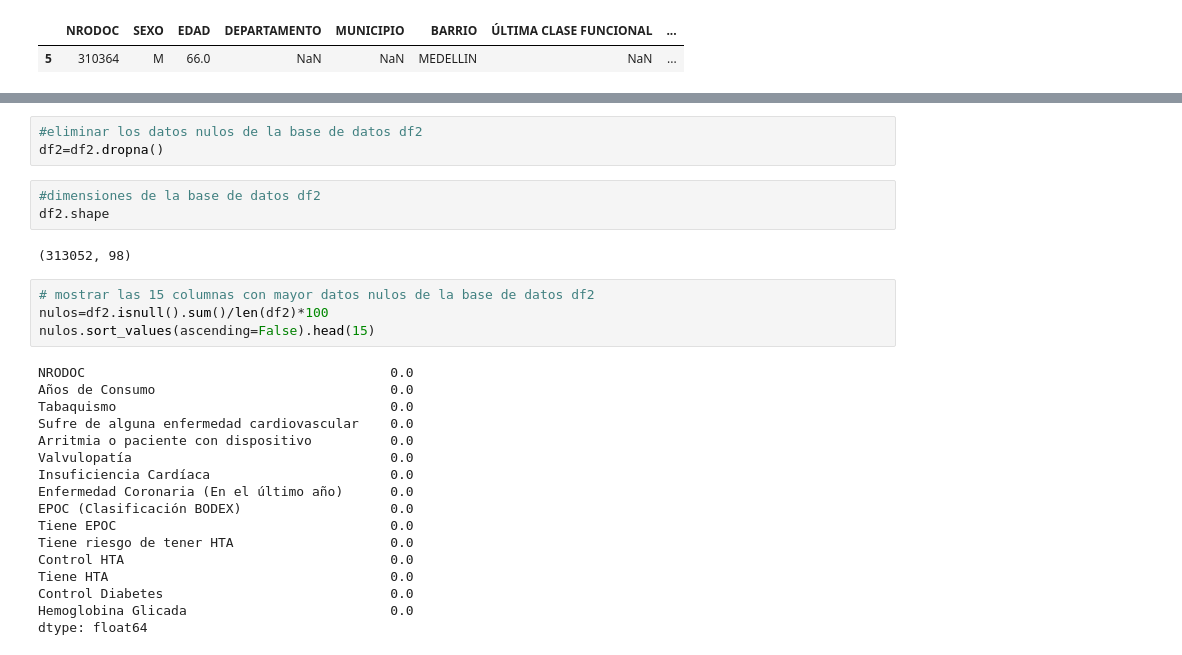
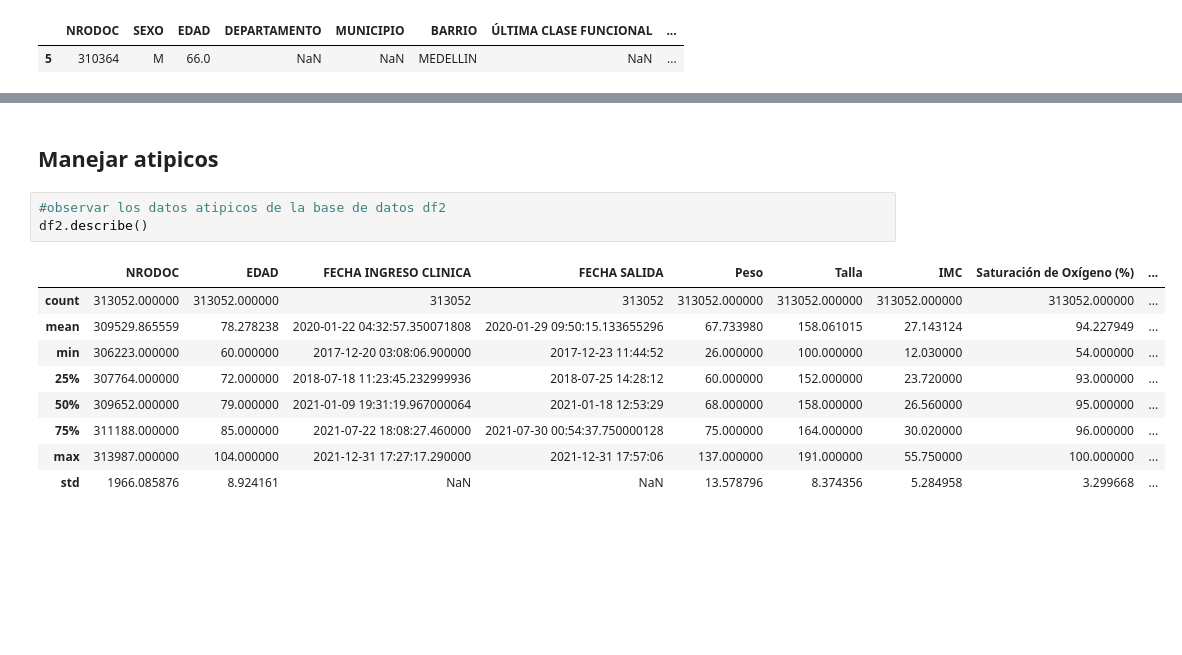
Before and after one commit to andresquinttero/Salud_Grupo4, a Jupyter notebook: analisis.ipynb, the cells around one changed output, grey strips where cells are left out. Saved outputs shown, nothing was run; the diff lists cells and outputs as text; blank space fills up the shorter version.

```diff
--- a/analisis.ipynb
+++ b/analisis.ipynb
@@ -253,29 +233,15 @@ df2["Úlcera de pie diabético"]=df2["Úlcera de pie diabético"].fillna("No") #
+# %% [markdown]
+ ## Manejar atipicos
 # %%
-#eliminar los datos nulos de la base de datos df2
-df2=df2.dropna()
+#observar los datos atipicos de la base de datos df2
+df2.describe()
+# %% [output]
+|  | NRODOC | EDAD | FECHA INGRESO CLINICA | FECHA SALIDA | Peso | Talla | IMC | Saturación de Oxígeno (%) | ... |
+| count | 313052.000000 | 313052.000000 | 313052 | 313052 | 313052.000000 | 313052.000000 | 313052.000000 | 313052.000000 | ... |
+| mean | 309529.865559 | 78.278238 | 2020-01-22 04:32:57.350071808 | 2020-01-29 09:50:15.133655296 | 67.733980 | 158.061015 | 27.143124 | 94.227949 | ... |
+| min | 306223.000000 | 60.000000 | 2017-12-20 03:08:06.900000 | 2017-12-23 11:44:52 | 26.000000 | 100.000000 | 12.030000 | 54.000000 | ... |
+| 25% | 307764.000000 | 72.000000 | 2018-07-18 11:23:45.232999936 | 2018-07-25 14:28:12 | 60.000000 | 152.000000 | 23.720000 | 93.000000 | ... |
+| 50% | 309652.000000 | 79.000000 | 2021-01-09 19:31:19.967000064 | 2021-01-18 12:53:29 | 68.000000 | 158.000000 | 26.560000 | 95.000000 | ... |
+| 75% | 311188.000000 | 85.000000 | 2021-07-22 18:08:27.460000 | 2021-07-30 00:54:37.750000128 | 75.000000 | 164.000000 | 30.020000 | 96.000000 | ... |
+| max | 313987.000000 | 104.000000 | 2021-12-31 17:27:17.290000 | 2021-12-31 17:57:06 | 137.000000 | 191.000000 | 55.750000 | 100.000000 | ... |
+| std | 1966.085876 | 8.924161 | NaN | NaN | 13.578796 | 8.374356 | 5.284958 | 3.299668 | ... |
-# %%
-#dimensiones de la base de datos df2
-df2.shape
-# %% [output]
-(313052, 98)
-# %%
-# mostrar las 15 columnas con mayor datos nulos de la base de datos df2
-nulos=df2.isnull().sum()/len(df2)*100
-nulos.sort_values(ascending=False).head(15)
-# %% [output]
-NRODOC                                       0.0
-Años de Consumo                              0.0
-Tabaquismo                                   0.0
-Sufre de alguna enfermedad cardiovascular    0.0
-Arritmia o paciente con dispositivo          0.0
-Valvulopatía                                 0.0
-Insuficiencia Cardíaca                       0.0
-Enfermedad Coronaria (En el último año)      0.0
-EPOC (Clasificación BODEX)                   0.0
-Tiene EPOC                                   0.0
-Tiene riesgo de tener HTA                    0.0
-Control HTA                                  0.0
-Tiene HTA                                    0.0
-Control Diabetes                             0.0
-Hemoglobina Glicada                          0.0
-dtype: float64
```
Also changed, not shown: parts of 25 cells of this notebook.
